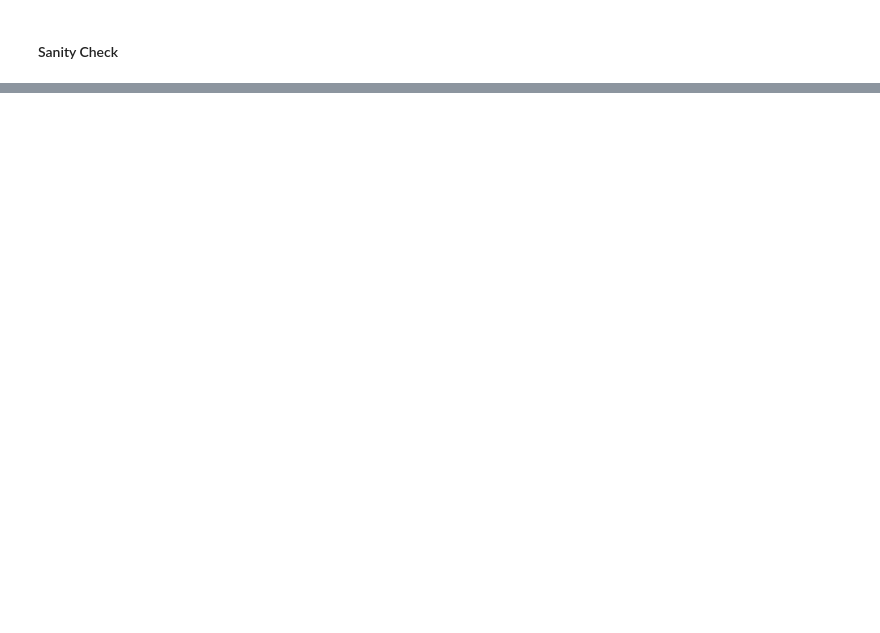
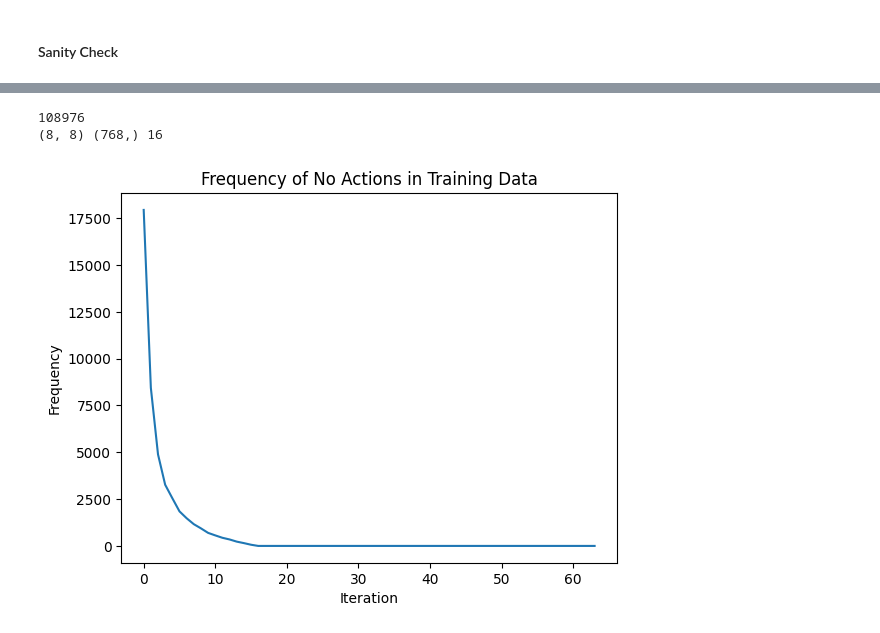
Before and after one commit to MasterMilkX/BMO_chatbot_prototype, a Jupyter notebook: Experimental_Notebooks/sprite_pod.ipynb, the cells around one changed output, grey strips where cells are left out. Cells and saved outputs as stored; diff of their text form; code cells hidden in the pictures; blank space fills up the shorter version.

Commit message:
preliminary pod (normal, text encode, + no action)

```diff
--- a/Experimental_Notebooks/sprite_pod.ipynb
+++ b/Experimental_Notebooks/sprite_pod.ipynb
@@ -737,11 +660,12 @@ ValueError: Failed to convert a NumPy array to a Tensor (Unsupported object type
 # %%
-# img = np.expand_dims(init_spr,axis=-1)
-_, img = tepod.crop(init_spr,(4,4),8)
-img = np.expand_dims(np.expand_dims(img,axis=-1),axis=0)
-e = np.expand_dims(sentEmb(TEXT),axis=0)
-print(img)
-print(e)
+if EXPERIMENT == "text_enc" and CONFIGS['text_enc']['SANITY']:
+    # img = np.expand_dims(init_spr,axis=-1)
+    _, img = tepod.crop(init_spr,(4,4),8)
+    img = np.expand_dims(np.expand_dims(img,axis=-1),axis=0)
+    e = np.expand_dims(sentEmb(TEXT),axis=0)
+    print(img)
+    print(e)
 
-print(img.shape,e.shape)
+    print(img.shape,e.shape)
 
-tepod.pod_model.predict([img,e])
+    tepod.pod_model.predict([img,e])
@@ -775,0 +938,34 @@ print(d[0].shape,d[1].shape,d[2].shape)
+# %%
+if EXPERIMENT == "no_act-te":
+
+    if CONFIGS["no_act-te"]["NEW_TRAIN_DAT"]:
+        # make the training data
+        goal_spr_char = pico_char_dat.copy()
+        goal_enc_char = pico_char_labels_emb.copy()
+        train_dat, na_iter = tenapod.make_train_dat(goal_spr_char,goal_enc_char,num_noise_spr=(len(goal_spr_char)*10))
+
+        # ninja turtle set
+        # turtle_spr_char = pico_char_dat[30:34]
+        # showMultiSprPalette(turtle_spr_char)
+        # train_dat = npod.make_train_dat(turtle_spr_char,num_noise_spr=(len(turtle_spr_char)*100))
+
+        print(len(train_dat))
+        print(train_dat[0][0].shape,train_dat[0][1].shape,train_dat[0][2])
+
+        # show the frequency of the no actions in the training data
+        plt.plot(na_iter)
+        plt.title("Frequency of No Actions in Training Data")
+        plt.xlabel("Iteration")
+        plt.ylabel("Frequency")
+        plt.show()
+
+        # export as .npy file
+        np.save(CONFIGS["no_act-te"]["TRAIN_DAT_PATH"],train_dat)
+    else:
+        # import the training data
+        train_dat = np.load(CONFIGS['no_act-te']["TRAIN_DAT_PATH"],allow_pickle=True)
+        print(len(train_dat))
+# %% [output]
+108976
+(8, 8) (768,) 16
+[figure, added]
```
Also changed, not shown: parts of 23 cells of this notebook, 29 other files.
